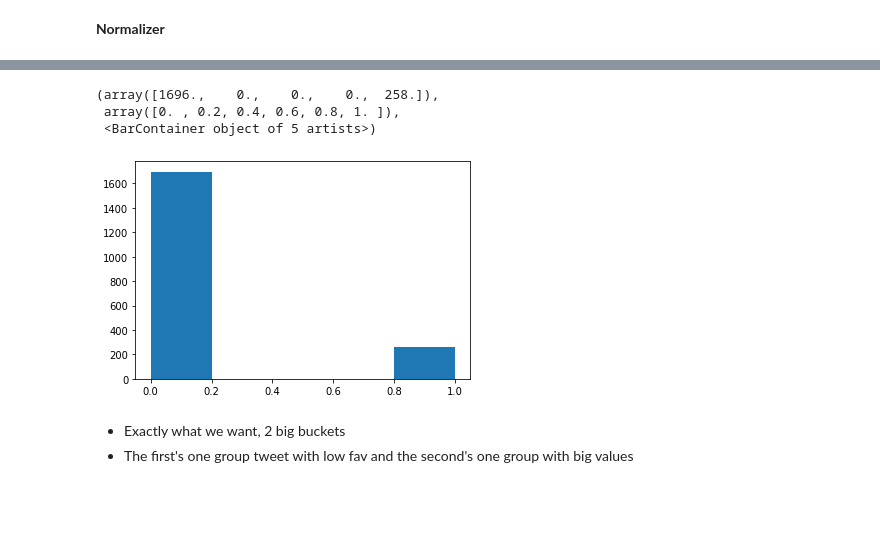
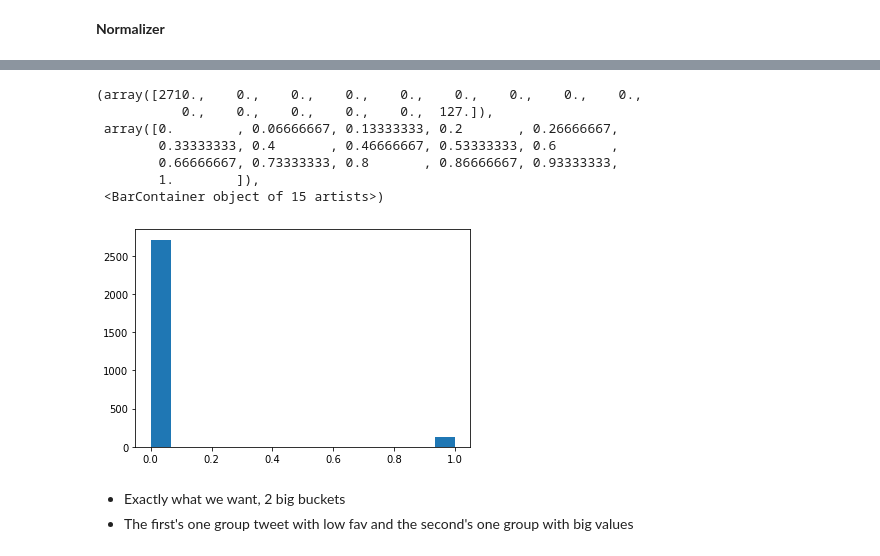
Before and after one commit to Anty45/Tweets-popularity, a Jupyter notebook: notebooks/exploration_tweets.ipynb, the cells around one changed output, grey strips where cells are left out. Cells and saved outputs as stored; diff of their text form; code cells hidden in the pictures; blank space fills up the shorter version.

```diff
--- a/notebooks/exploration_tweets.ipynb
+++ b/notebooks/exploration_tweets.ipynb
@@ -185,0 +192,3 @@ __Normalizer__
+# %%
+q = df["fav"].quantile(0.992)
+df_preprocessed[df_preprocessed["fav"] < q].describe()
@@ -186,12 +217,16 @@ __Normalizer__
 # %%
-scale_fav  = Normalizer(norm="l1").fit_transform(df_preprocessed.fav.to_frame())
+scale_fav  = Normalizer(norm="l2").fit_transform(df_preprocessed[df_preprocessed["fav"] < q].fav.to_frame())
 # %%
-plt.hist(scale_fav, bins=5)
+plt.hist(scale_fav, bins=15)
 # %% [output]
-(array([1696.,    0.,    0.,    0.,  258.]),
- array([0. , 0.2, 0.4, 0.6, 0.8, 1. ]),
- <BarContainer object of 5 artists>)
+(array([2710.,    0.,    0.,    0.,    0.,    0.,    0.,    0.,    0.,
+           0.,    0.,    0.,    0.,    0.,  127.]),
+ array([0.        , 0.06666667, 0.13333333, 0.2       , 0.26666667,
+        0.33333333, 0.4       , 0.46666667, 0.53333333, 0.6       ,
+        0.66666667, 0.73333333, 0.8       , 0.86666667, 0.93333333,
+        1.        ]),
+ <BarContainer object of 15 artists>)
-[figure, old version]
+[figure, new version]
 # %% [markdown]
 * Exactly what we want, 2 big buckets
 * The first's one group tweet with low fav and the second's one group with big values
```
Also changed, not shown: parts of 22 cells of this notebook, 3 other files.
